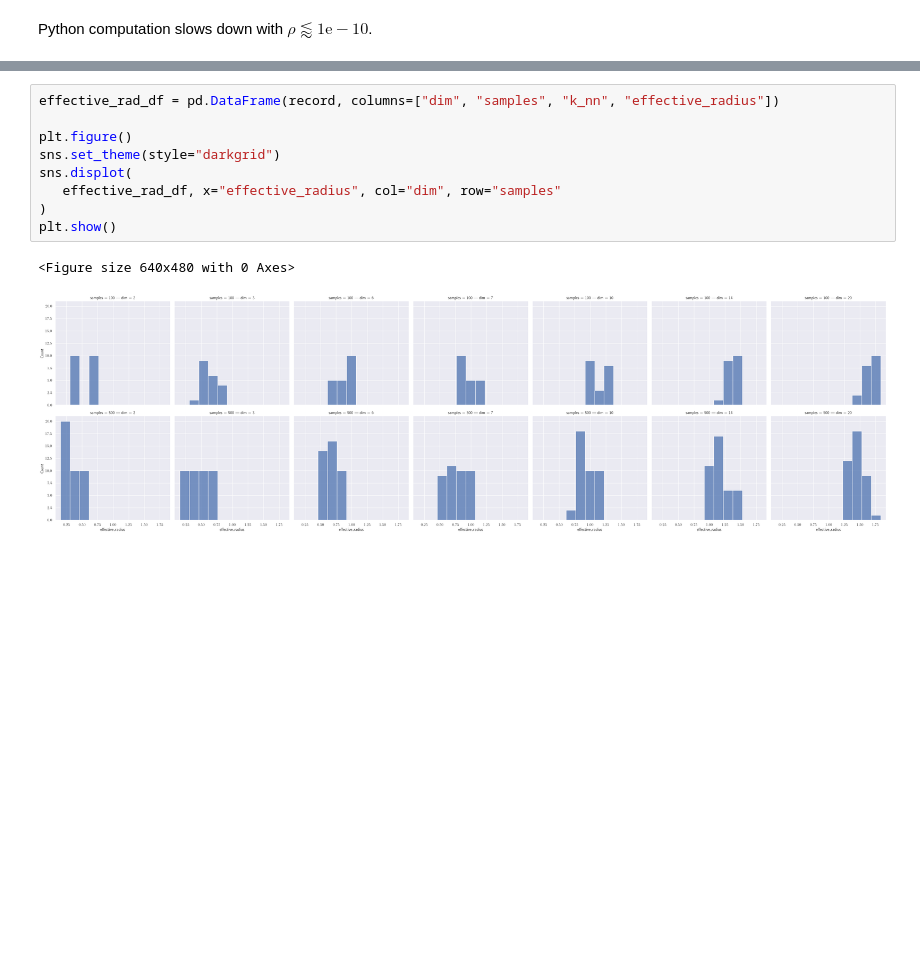
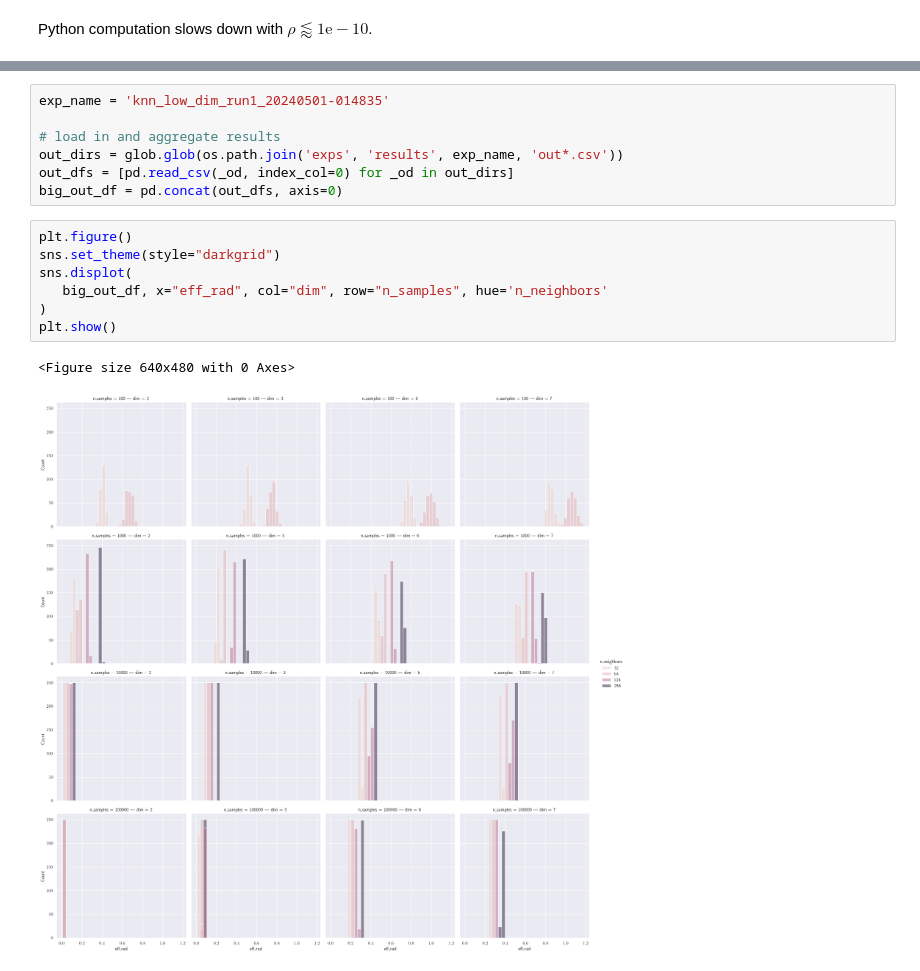
Before and after one commit to robustrobotics/nonasymptotic-mp, a Jupyter notebook: notebooks/designing_tractable_experiments.ipynb, the cells around one changed output, grey strips where cells are left out. Drawn from its saved outputs; the diff is of its cells as text; blank space fills up the shorter version.

Commit message:
finish round of designing tractable experiments. disappointing result, but we have options.

```diff
--- a/notebooks/designing_tractable_experiments.ipynb
+++ b/notebooks/designing_tractable_experiments.ipynb
@@ -252,12 +205,17 @@ Saving to text file; you won't be able to load text file.
+# %%
+exp_name = 'knn_low_dim_run1_20240501-014835'
+
+# load in and aggregate results
+out_dirs = glob.glob(os.path.join('exps', 'results', exp_name, 'out*.csv'))
+out_dfs = [pd.read_csv(_od, index_col=0) for _od in out_dirs]
+big_out_df = pd.concat(out_dfs, axis=0)
 # %%
-effective_rad_df = pd.DataFrame(record, columns=["dim", "samples", "k_nn", "effective_radius"])
-
 plt.figure()
 sns.set_theme(style="darkgrid")
 sns.displot(
-   effective_rad_df, x="effective_radius", col="dim", row="samples"
+   big_out_df, x="eff_rad", col="dim", row="n_samples", hue='n_neighbors'
 )
 plt.show()
 # %% [output]
 <Figure size 640x480 with 0 Axes>
-[figure, old version]
+[figure, new version]
```
Also changed, not shown: parts of 7 cells of this notebook.
